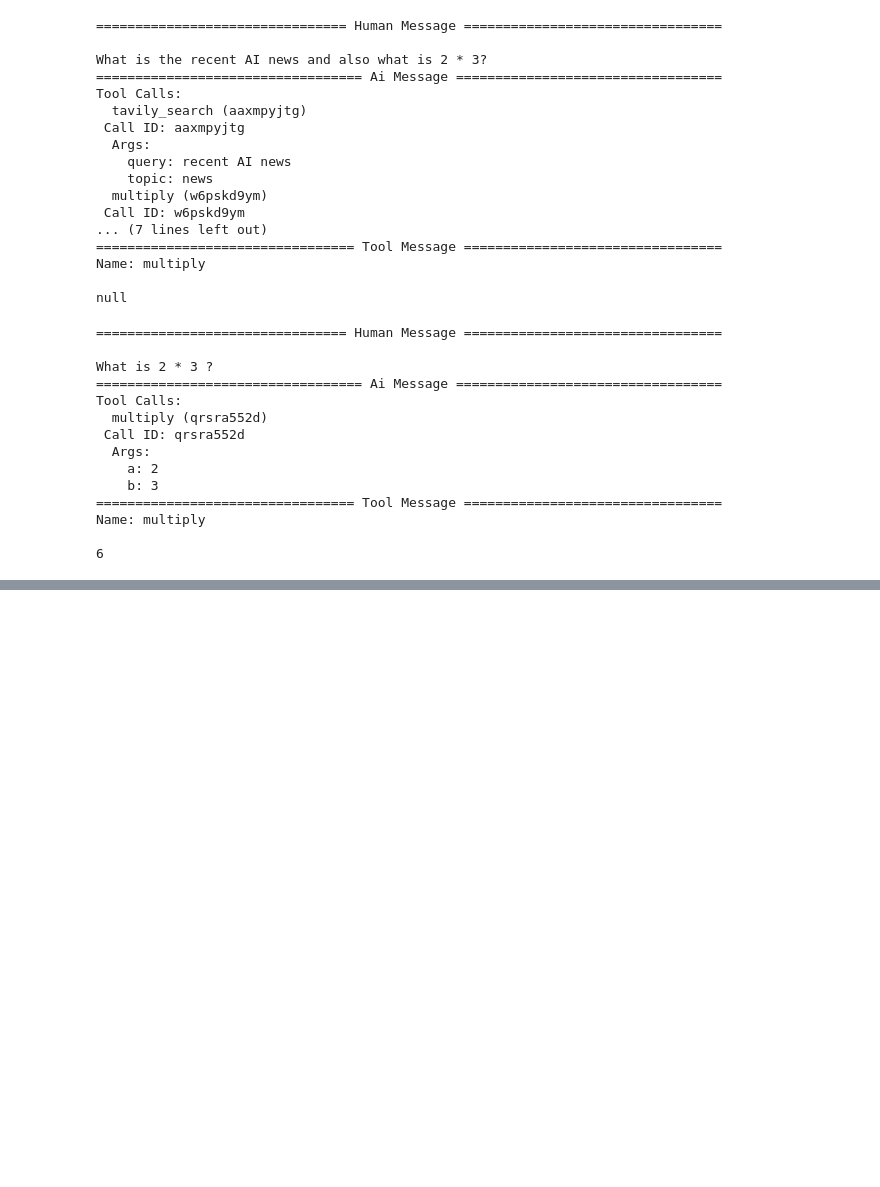
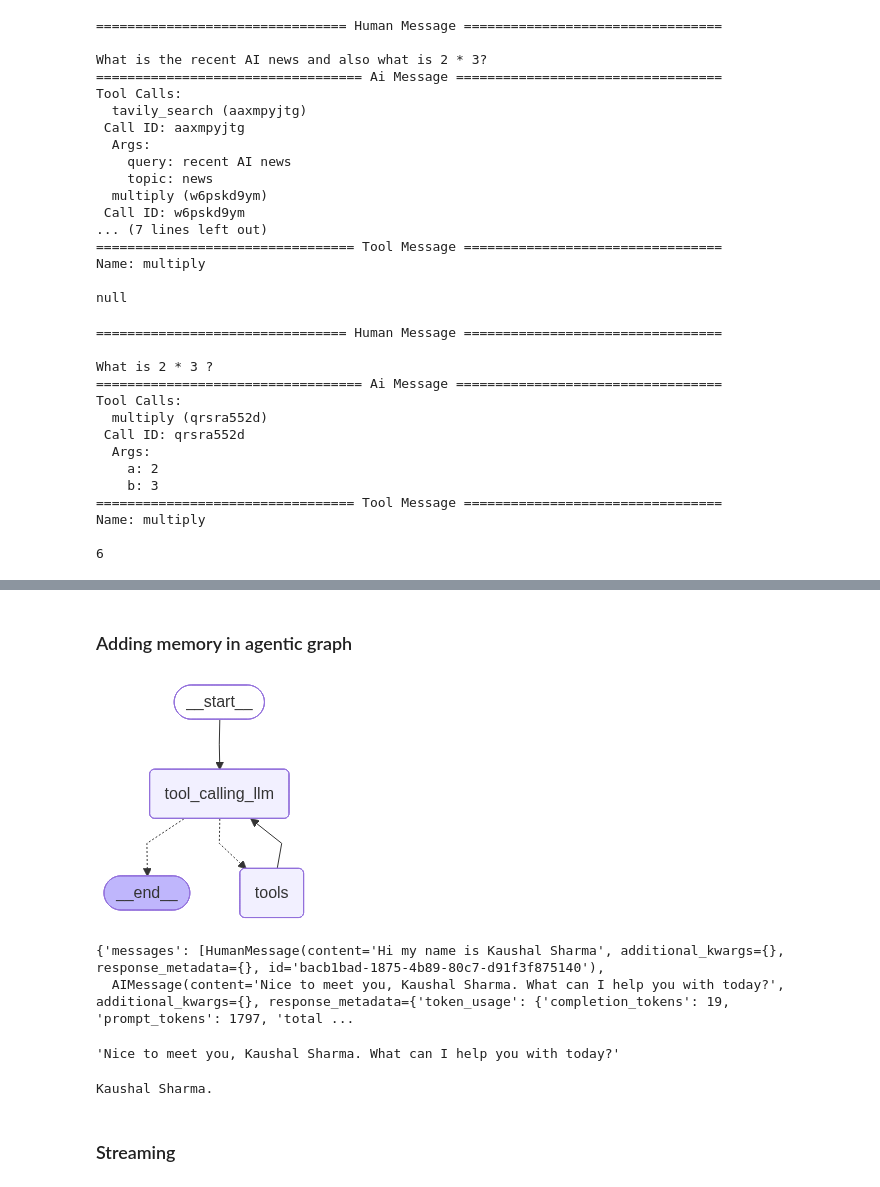
Before and after one commit to Kaushal-1925/LangGraph, a Jupyter notebook: 1-BasicChatBot/1-BasicChatBot.ipynb, the cells around one changed output, grey strips where cells are left out. Saved outputs shown, nothing was run; the diff lists cells and outputs as text; code cells hidden in the pictures; blank space fills up the shorter version.

```diff
--- a/1-BasicChatBot/1-BasicChatBot.ipynb
+++ b/1-BasicChatBot/1-BasicChatBot.ipynb
@@ -198,0 +253,58 @@ Name: multiply
+# %% [markdown]
+### Adding memory in agentic graph
+# %%
+### React agent architecture
+
+### State Graph
+
+from langgraph.graph import StateGraph, START, END
+from langgraph.prebuilt import ToolNode
+from langgraph.prebuilt import tools_condition
+from langgraph.checkpoint.memory import MemorySaver
+
+memory = MemorySaver()
+
+### Node definition
+def tool_calling_llm(state:State):
+    return {"messages":[llm_with_tools.invoke(state['messages'])]}
+
+### Graph
+builder = StateGraph(State)
+builder.add_node("tool_calling_llm", tool_calling_llm)
+builder.add_node("tools", ToolNode(tools))
+
+builder.add_edge(START, "tool_calling_llm")
+builder.add_conditional_edges(
+    "tool_calling_llm",
+    # If the latest message (result) from assistant is a tool call -> tools_condition routes to tools
+    # If the latest message (result) from assistant is not a tool call -> tools_condition routes to END
+    tools_condition
+)
+builder.add_edge("tools","tool_calling_llm")
+
+
+### Compile the graph
+
+graph = builder.compile(checkpointer=memory)
+graph
+# %% [output]
+[figure, added]
+# %%
+config = {"configurable":{"thread_id":"1"}}
+
+response = graph.invoke({"messages":"Hi my name is Kaushal Sharma"},config=config)
+response
+# %% [output]
+{'messages': [HumanMessage(content='Hi my name is Kaushal Sharma', additional_kwargs={}, response_metadata={}, id='bacb1bad-1875-4b89-80c7-d91f3f875140'),
+  AIMessage(content='Nice to meet you, Kaushal Sharma. What can I help you with today?', additional_kwargs={}, response_metadata={'token_usage': {'completion_tokens': 19, 'prompt_tokens': 1797, 'total ...
+# %%
+response['messages'][-1].content
+# %% [output]
+'Nice to meet you, Kaushal Sharma. What can I help you with today?'
+# %%
+response = graph.invoke({'messages':'Hey, what is my name?'},config=config)
+print(response['messages'][-1].content)
+# %% [output]
+Kaushal Sharma.
+# %% [markdown]
+### Streaming
```
Also changed, not shown: parts of 13 cells of this notebook.
